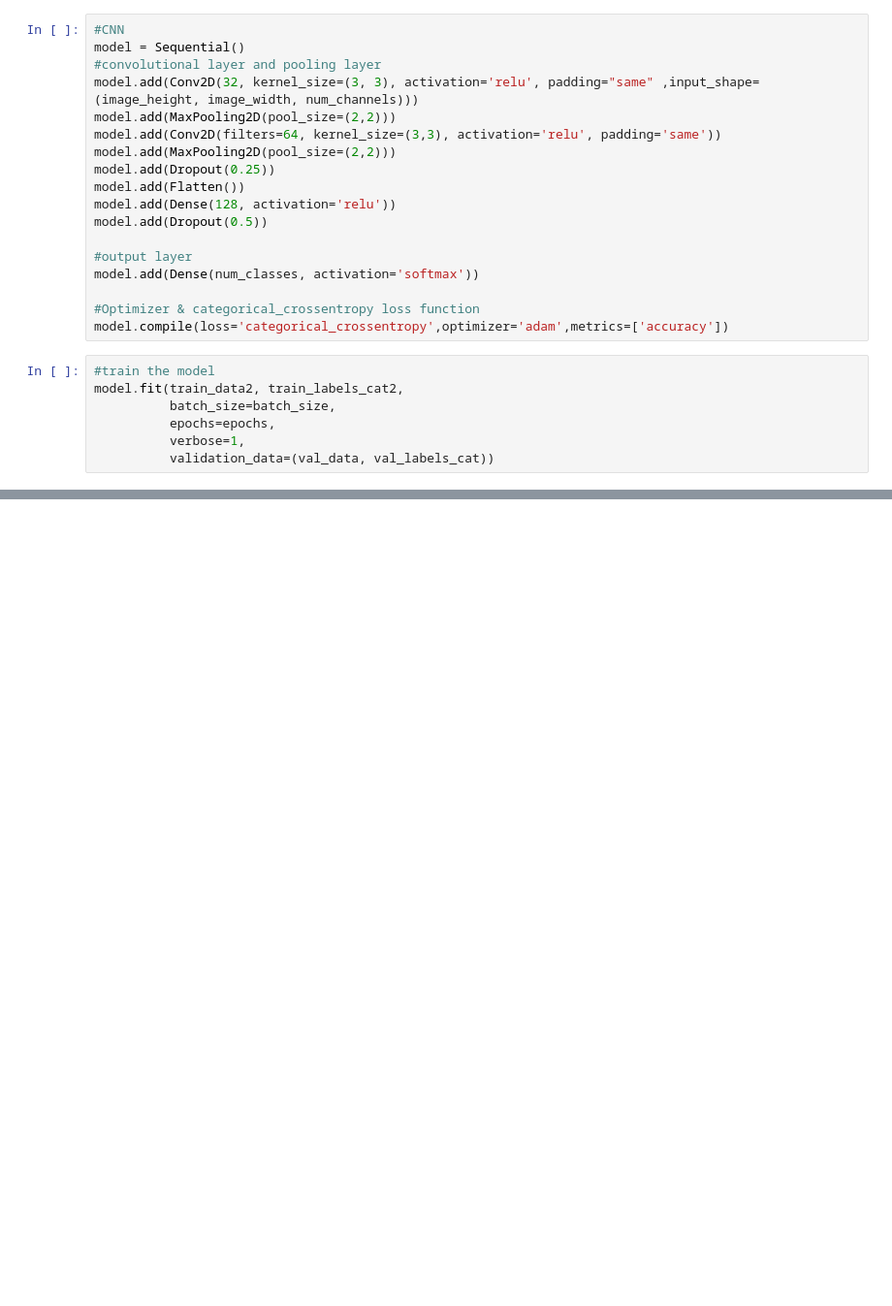
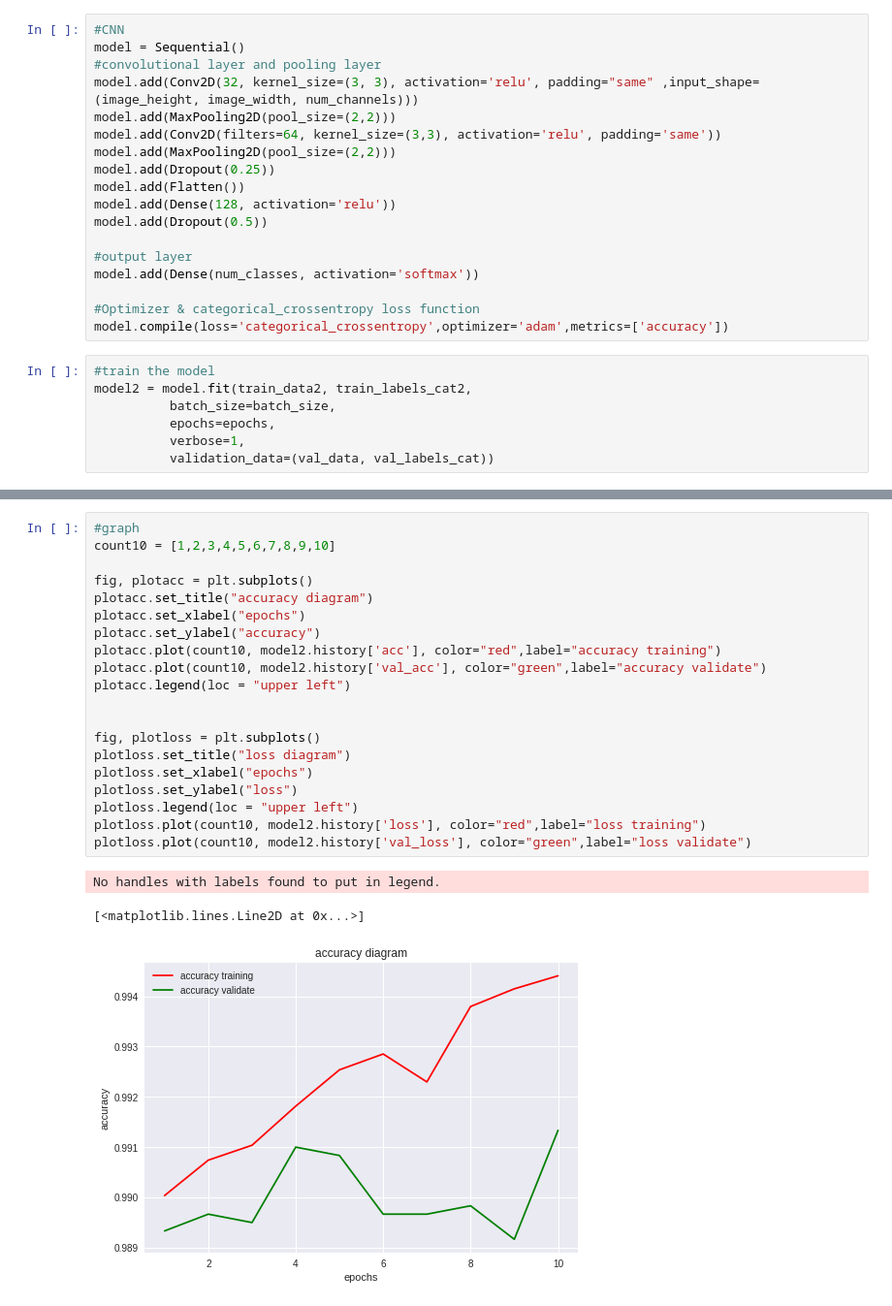
Before and after one commit to vincentmichael089/CNN-MNIST, a Jupyter notebook: Untitled.ipynb, the cells around one changed output, grey strips where cells are left out. Shown at 97% size. Saved outputs shown, nothing was run; the diff lists cells and outputs as text; blank space fills up the shorter version.

Commit message:
add graph for training-validating

```diff
--- a/Untitled.ipynb
+++ b/Untitled.ipynb
@@ -105,7 +105,7 @@ model.add(Dense(num_classes, activation='softmax'))
 model.compile(loss='categorical_crossentropy',optimizer='adam',metrics=['accuracy'])
 # %%
 #train the model
-model.fit(train_data2, train_labels_cat2,
+model2 = model.fit(train_data2, train_labels_cat2,
           batch_size=batch_size,
           epochs=epochs,
           verbose=1,
@@ -131,0 +131,24 @@ Epoch 10/10
+# %%
+#graph
+count10 = [1,2,3,4,5,6,7,8,9,10]
+
+fig, plotacc = plt.subplots()
+plotacc.set_title("accuracy diagram")
+plotacc.set_xlabel("epochs")
+plotacc.set_ylabel("accuracy")
+plotacc.plot(count10, model2.history['acc'], color="red",label="accuracy training")
+plotacc.plot(count10, model2.history['val_acc'], color="green",label="accuracy validate")
+plotacc.legend(loc = "upper left")
+
+
+fig, plotloss = plt.subplots()
+plotloss.set_title("loss diagram")
+plotloss.set_xlabel("epochs")
+plotloss.set_ylabel("loss")
+plotloss.legend(loc = "upper left")
+plotloss.plot(count10, model2.history['loss'], color="red",label="loss training")
+plotloss.plot(count10, model2.history['val_loss'], color="green",label="loss validate")
+# %% [output]
+No handles with labels found to put in legend.
+[<matplotlib.lines.Line2D at 0x...>]
+[figure, added]
```
Also changed, not shown: parts of 3 cells of this notebook.
